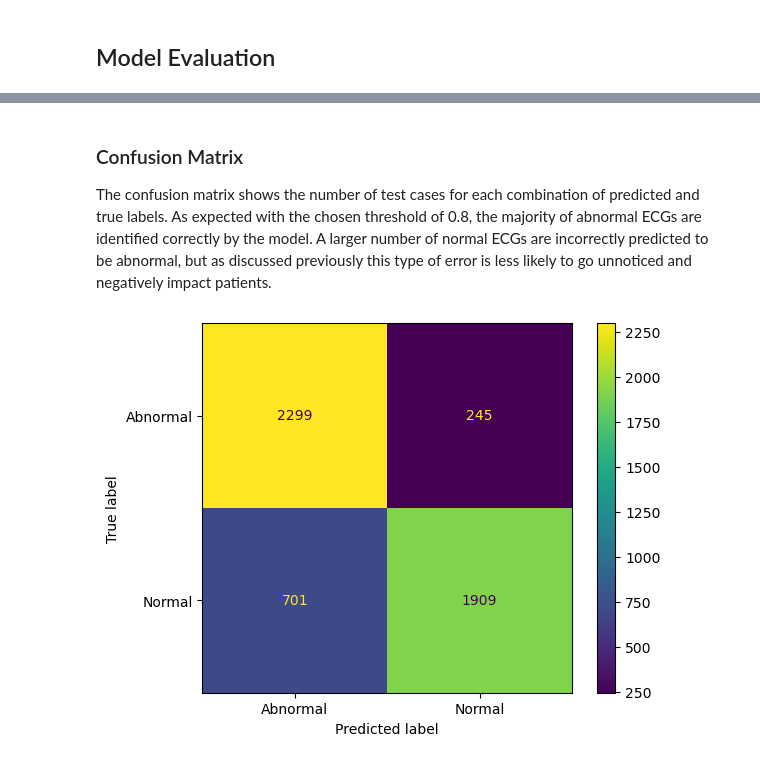
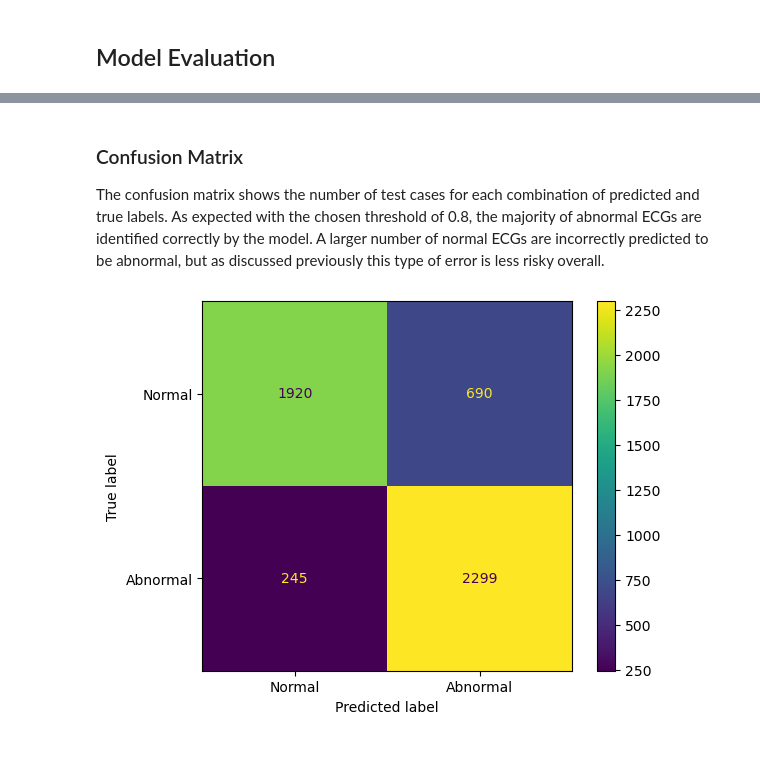
Before and after one commit to ethancavanaugh/ECGClassifier, a Jupyter notebook: notebooks/classification.ipynb, the cells around one changed output, grey strips where cells are left out. Drawn from its saved outputs; the diff is of its cells as text; code cells hidden in the pictures.

Commit message:
Positive and negative classes switched (1 = abnormal)

```diff
--- a/notebooks/classification.ipynb
+++ b/notebooks/classification.ipynb
@@ -165,5 +179,5 @@ In this case, <b>a positive result represents a normal ECG</b>. The threshold wa
 # %%
-THRESHOLD = .8 #CHANGE THE THRESHOLD TO SEE HOW IT AFFECTS PRECISION, RECALL, AND ACCURACY
+THRESHOLD = .7 #CHANGE THE THRESHOLD TO SEE HOW IT AFFECTS PRECISION, RECALL, AND ACCURACY
 
 def apply_threshold(x):
     return 1 if x >= THRESHOLD else 0
@@ -196,8 +210,8 @@ weighted avg       0.83      0.82      0.82      5154
 # %% [markdown]
 ### Confusion Matrix
-The confusion matrix shows the number of test cases for each combination of predicted and true labels. As expected with the chosen threshold of 0.8, the majority of abnormal ECGs are identified correctly by the model. A larger number of normal ECGs are incorrectly predicted to be abnormal, but as discussed previously this type of error is less likely to go unnoticed and negatively impact patients.
+The confusion matrix shows the number of test cases for each combination of predicted and true labels. As expected with the chosen threshold of 0.8, the majority of abnormal ECGs are identified correctly by the model. A larger number of normal ECGs are incorrectly predicted to be abnormal, but as discussed previously this type of error is less risky overall.
 # %%
-metrics.ConfusionMatrixDisplay.from_predictions(y_true, y_pred_threshold, display_labels=['Abnormal', 'Normal'])
+metrics.ConfusionMatrixDisplay.from_predictions(y_true, y_pred_threshold, display_labels=['Normal', 'Abnormal'])
 plt.show()
 # %% [output]
-[figure, old version]
+[figure, new version]
```
Also changed, not shown: parts of 5 cells of this notebook, 3 other files.
